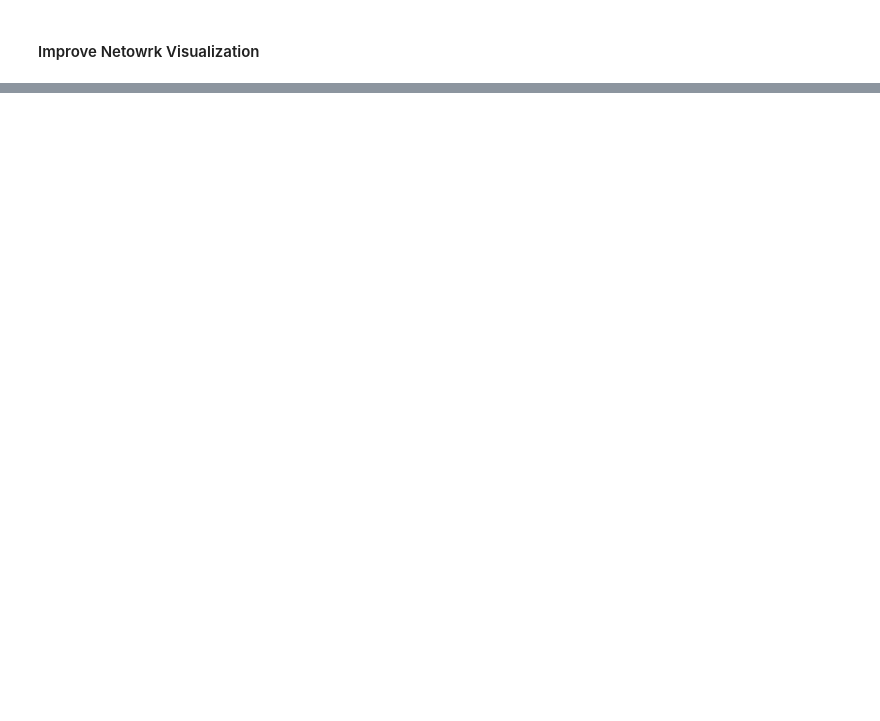
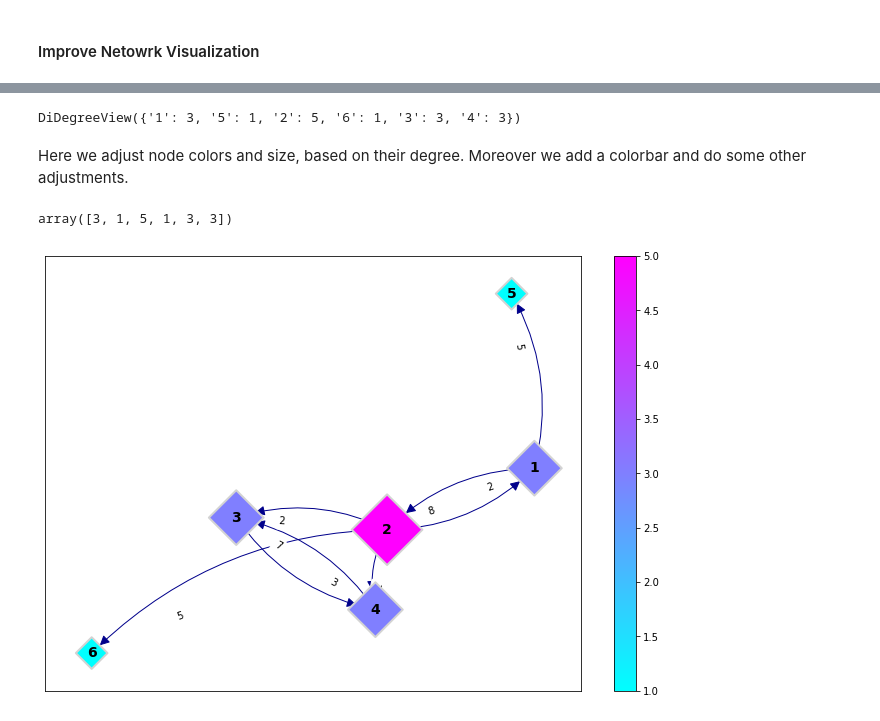
Before and after one commit to iandreafc/sna-bigdata-course, a Jupyter notebook: Networkx/GraphCreationDrawing.ipynb, the cells around one changed output, grey strips where cells are left out. Cells and saved outputs as stored; diff of their text form; code cells hidden in the pictures; blank space fills up the shorter version.

```diff
--- a/Networkx/GraphCreationDrawing.ipynb
+++ b/Networkx/GraphCreationDrawing.ipynb
@@ -41,2 +66,12 @@ n = 6 m = 8
+# %%
+nx.write_gml(G, "G.gml")
+G = nx.read_gml("G.gml")
 # %% [markdown]
 #### Improve Netowrk Visualization
+# %%
+#Determine layout
+pos = nx.spring_layout(G)
+pos = nx.kamada_kawai_layout(G) #an alternative
+
+#Draw showing node labels and changing node colo
+nx.draw(G, with_labels = True, pos = pos, node_color="#ff0000")
@@ -42,0 +80,42 @@ n = 6 m = 8
+# %%
+#Calculate node degree
+deg = G.degree()
+deg
+# %% [output]
+DiDegreeView({'1': 3, '5': 1, '2': 5, '6': 1, '3': 3, '4': 3})
+# %% [markdown]
+Here we adjust node colors and size, based on their degree. Moreover we add a colorbar and do some other adjustments.
+# %%
+#Define custom colors based on degree (here get the degree value of each node)
+n_color = np.asarray([deg[n] for n in G.nodes()])
+n_color
+# %% [output]
+array([3, 1, 5, 1, 3, 3])
+# %%
+#Set the colormap
+cmap = plt.get_cmap('cool')
+
+#Specify figure size
+plt.figure(1,figsize=(12,8))
+
+#Draw
+#For node shape see matplotlib.scatter markers: https://matplotlib.org/3.1.1/api/markers_api.html
+nx.draw_networkx(G, pos=nx.kamada_kawai_layout(G), cmap=cmap, node_color=n_color,
+                 node_size = n_color*500, with_labels=True, node_shape='D',
+                 font_color='black', font_size= 14, font_weight = "bold",
+                 vmin = n_color.min(), vmax=n_color.max(),
+                 connectionstyle='arc3, rad=0.2', #for curved edges
+                 arrowsize = 20, edge_color = "darkblue", #size of arrows and color of edges
+                 edgecolors = "lightgrey",linewidths = 2, #set the node outline width and color
+                 alpha = 1) #sets the node and edge transparency
+
+#Draw edge weights (works better with straight lines)
+labels = nx.get_edge_attributes(G,'weight')
+nx.draw_networkx_edge_labels(G,pos,edge_labels=labels,label_pos=0.3)
+
+#Add colorbar
+sm = plt.cm.ScalarMappable(cmap=cmap, norm=plt.Normalize(vmin = n_color.min(), vmax=n_color.max()))
+sm.set_array([])
+cbar = plt.colorbar(sm)
+# %% [output]
+[figure, added]
```
Also changed, not shown: parts of 8 cells of this notebook, 1 other file.
